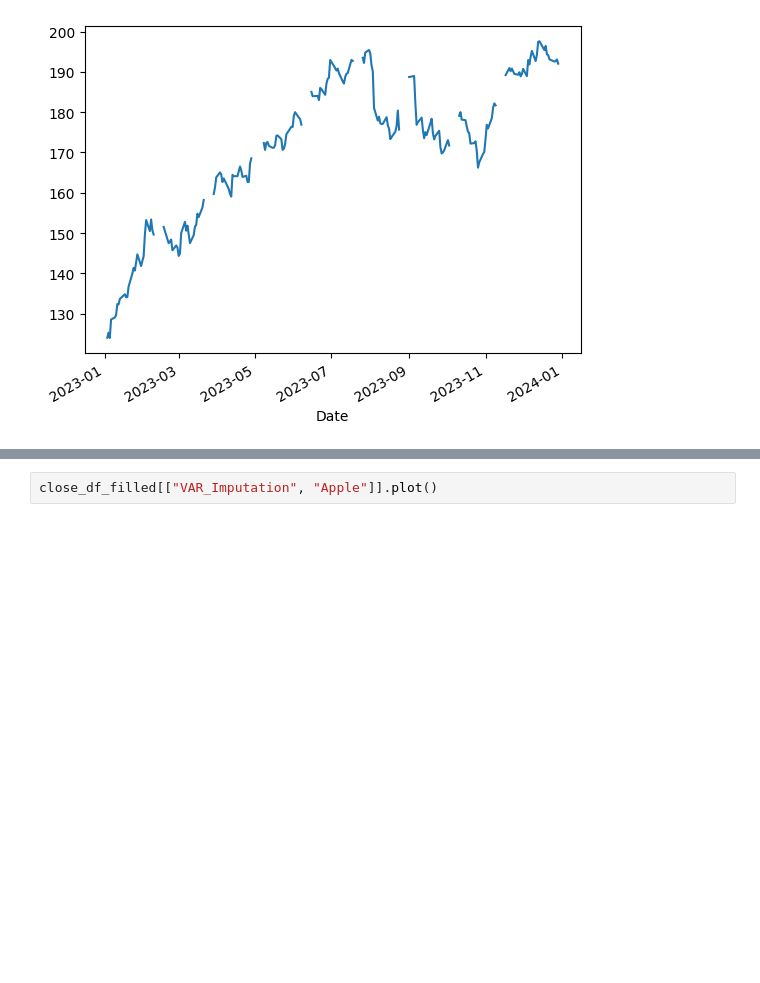
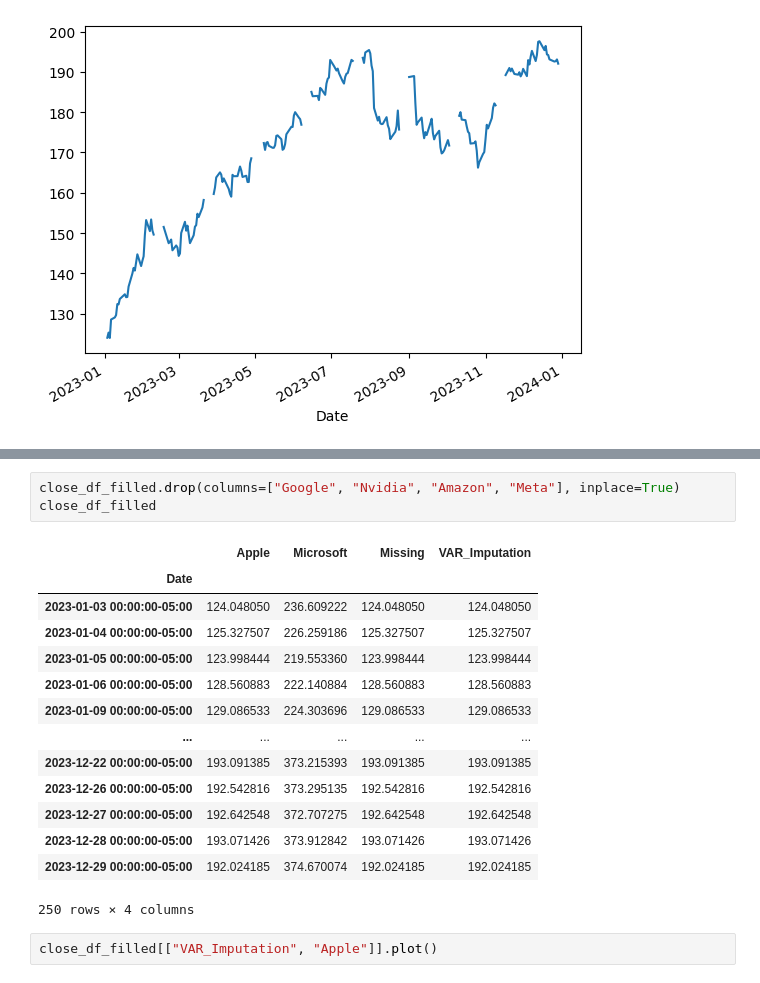
Before and after one commit to bootstrapM/erdos-may-2024-imputing-data, a Jupyter notebook: HimanshuNotebooks/VectorAutoRegression1.ipynb, the cells around one changed output, grey strips where cells are left out. Saved outputs shown, nothing was run; the diff lists cells and outputs as text; blank space fills up the shorter version.

```diff
--- a/HimanshuNotebooks/VectorAutoRegression1.ipynb
+++ b/HimanshuNotebooks/VectorAutoRegression1.ipynb
@@ -289,6 +287,24 @@ close_df_filled
 | 2023-12-28 00:00:00-05:00 | 193.071426 | 141.279999 | 373.912842 | 495.196777 | 153.380005 | 357.940216 | 193.071426 | 193.071426 |
 | 2023-12-29 00:00:00-05:00 | 192.024185 | 140.929993 | 374.670074 | 495.196777 | 151.940002 | 353.584839 | 192.024185 | 192.024185 |
 250 rows × 8 columns
+# %%
+close_df_filled.drop(columns=["Google", "Nvidia", "Amazon", "Meta"], inplace=True)
+close_df_filled
+# %% [output]
+|  | Apple | Microsoft | Missing | VAR_Imputation |
+| Date |  |  |  |  |
+| 2023-01-03 00:00:00-05:00 | 124.048050 | 236.609222 | 124.048050 | 124.048050 |
+| 2023-01-04 00:00:00-05:00 | 125.327507 | 226.259186 | 125.327507 | 125.327507 |
+| 2023-01-05 00:00:00-05:00 | 123.998444 | 219.553360 | 123.998444 | 123.998444 |
+| 2023-01-06 00:00:00-05:00 | 128.560883 | 222.140884 | 128.560883 | 128.560883 |
+| 2023-01-09 00:00:00-05:00 | 129.086533 | 224.303696 | 129.086533 | 129.086533 |
+| ... | ... | ... | ... | ... |
+| 2023-12-22 00:00:00-05:00 | 193.091385 | 373.215393 | 193.091385 | 193.091385 |
+| 2023-12-26 00:00:00-05:00 | 192.542816 | 373.295135 | 192.542816 | 192.542816 |
+| 2023-12-27 00:00:00-05:00 | 192.642548 | 372.707275 | 192.642548 | 192.642548 |
+| 2023-12-28 00:00:00-05:00 | 193.071426 | 373.912842 | 193.071426 | 193.071426 |
+| 2023-12-29 00:00:00-05:00 | 192.024185 | 374.670074 | 192.024185 | 192.024185 |
+250 rows × 4 columns
 # %%
 close_df_filled[["VAR_Imputation", "Apple"]].plot()
 # %% [output]
```
Also changed, not shown: parts of 14 cells of this notebook, 13 other files.
